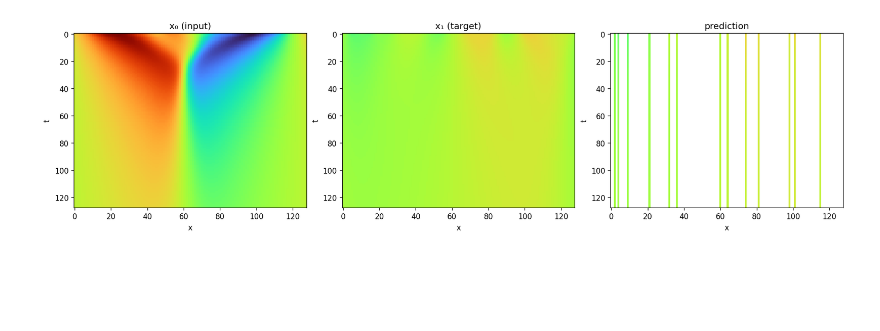
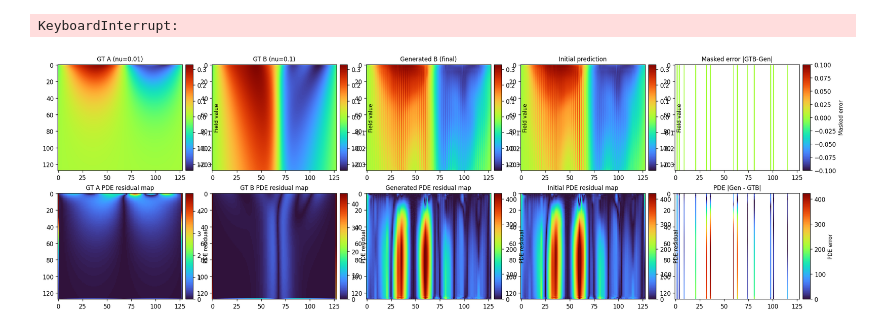
Before and after one commit to DohyunBu/PICSB, a Jupyter notebook: SyukeulimBridge/train.ipynb, the cells around one changed output. Cells and saved outputs as stored; diff of their text form; code cells hidden in the pictures; blank space fills up the shorter version.

Commit message:
Update model

```diff
--- a/SyukeulimBridge/train.ipynb
+++ b/SyukeulimBridge/train.ipynb
@@ -65,15 +60,7 @@ dl_2d = DataLoader(ds_2d, batch_size=2, shuffle=True, drop_last=False)
 # %%
 steps = 10
-sb_object = model.SB_model_ver1(dl_1d, [0,1], time_dim=8, steps=steps, base_lr=1e-3, save=True, pde_type='burgers')
+sb_object = model.SB_model_ver1(dl_train, [0,1], time_dim=8, steps=steps, base_lr=1e-4, save=True, pde_type='burgers')
 # %%
-sb_object.train(train_epochs=10)
+sb_object.train(train_epochs=10000)
+# %% [output]
+KeyboardInterrupt:
-# %%
-batch = next(iter(dl_1d))
-x_0, x_1, mask_low, mask_high = batch
-
-pred_last = sb_object.eval_fore(
-    x_0=x_0,
-    x_1=x_1,
-    mask_low=mask_low,
-    mask_high=mask_high
-)
@@ -157,10 +101,13 @@ def visualize_prediction(x_0, x_1, pred, mask=None, batch_idx=0, cmap="turbo"):
 # %%
-visualize_prediction(
-    x_0=x_0,
-    x_1=x_1,
-    pred=pred_last[-1],
-    mask=None,     # 없으면 None
-    batch_idx=0
+plot_result(
+    dataA=x0_stitched,                       # low
+    dataB=x1_stitched,                       # high
+    dataB_predict_initial=pred_stitched,       # 없으면 predict[0]로 자동
+    predict=pred_stitched,                 # eval_fore 결과(list)
+    high_resol_coef=high_resol_coef,
+    low_resol_coef=low_resol_coef,
+    estimated_coef = sb_object.alpha.to('cpu'),
+    mask_2d=m1_stitched                # (B,1,T,X)
 )
 # %% [output]
-[figure, old version]
+[figure, new version]
```
Also changed, not shown: parts of 9 cells of this notebook, 6 other files.
